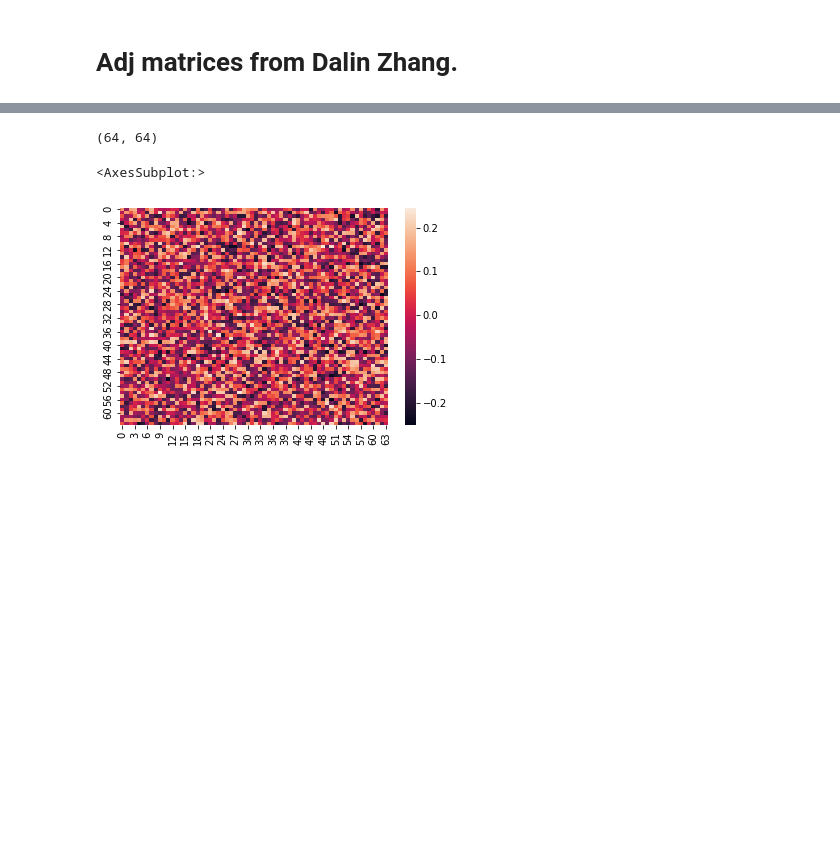
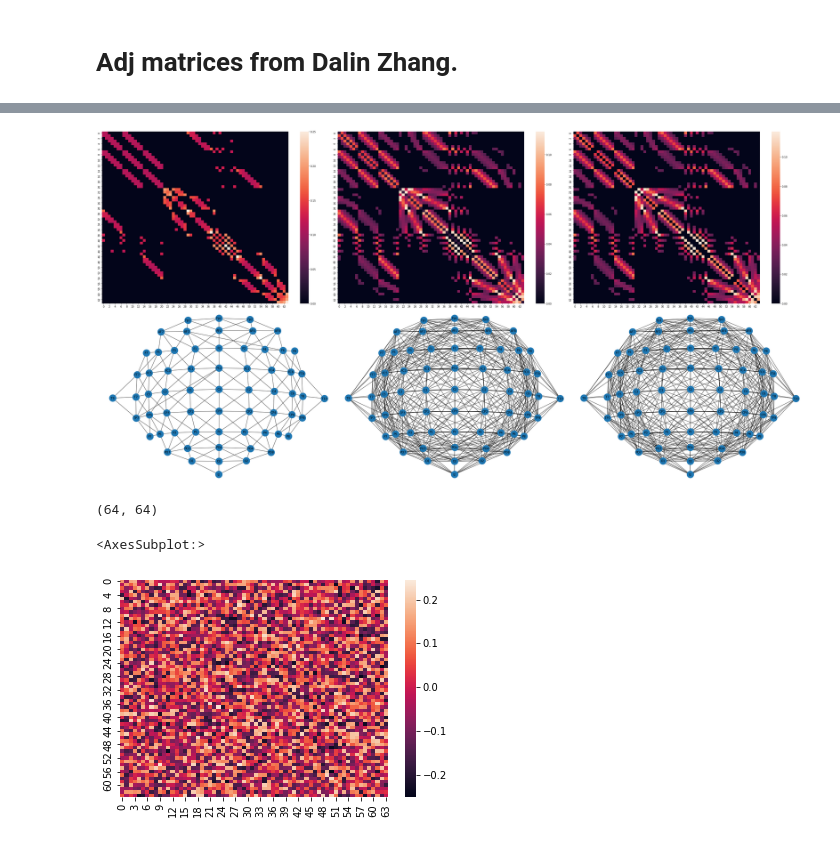
Before and after one commit to amar-enkhbat/thesis-2022, a Jupyter notebook: test_visualization.ipynb, the cells around one changed output, grey strips where cells are left out. Drawn from its saved outputs; the diff is of its cells as text; code cells hidden in the pictures; blank space fills up the shorter version.

```diff
--- a/test_visualization.ipynb
+++ b/test_visualization.ipynb
@@ -77,3 +27,26 @@ from
+# %%
+n_adj = compute_adj_matrices('n')
+d_adj = compute_adj_matrices('d')
+s_adj = compute_adj_matrices('s')
+# %%
+n_G = nx.from_numpy_array(n_adj)
+d_G = nx.from_numpy_array(d_adj)
+s_G = nx.from_numpy_array(s_adj)
+# %%
+ch_map = {i: raw.ch_names[i] for i in range(len(raw.ch_names))}
+# %%
+fig, axs = plt.subplots(2, 3, figsize=(40, 20))
+sns.heatmap(n_adj, ax=axs[0][0])
+sns.heatmap(d_adj, ax=axs[0][1])
+sns.heatmap(s_adj, ax=axs[0][2])
+nx.draw(n_G, pos=pos, with_labels=True, labels=ch_map, node_size=800, ax=axs[1][0])
+nx.draw(d_G, pos=pos, with_labels=True, labels=ch_map, node_size=800, ax=axs[1][1])
+nx.draw(s_G, pos=pos, with_labels=True, labels=ch_map, node_size=800, ax=axs[1][2])
+plt.tight_layout()
+plt.savefig('./images/prevwork_adjs')
+plt.show()
+# %% [output]
+[figure, added]
 # %%
 import pickle
 import seaborn as sns
```
Also changed, not shown: parts of 7 cells of this notebook, 1 other file.
